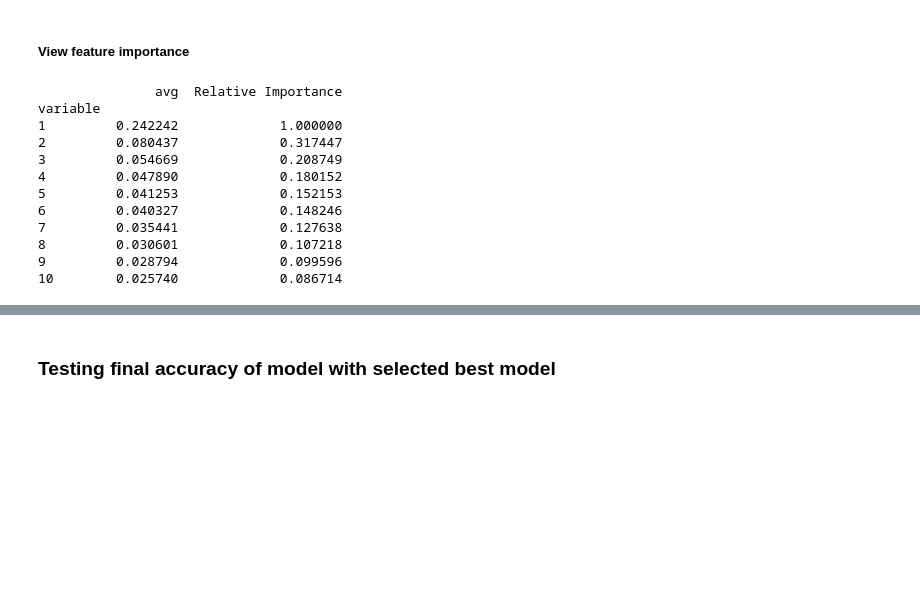
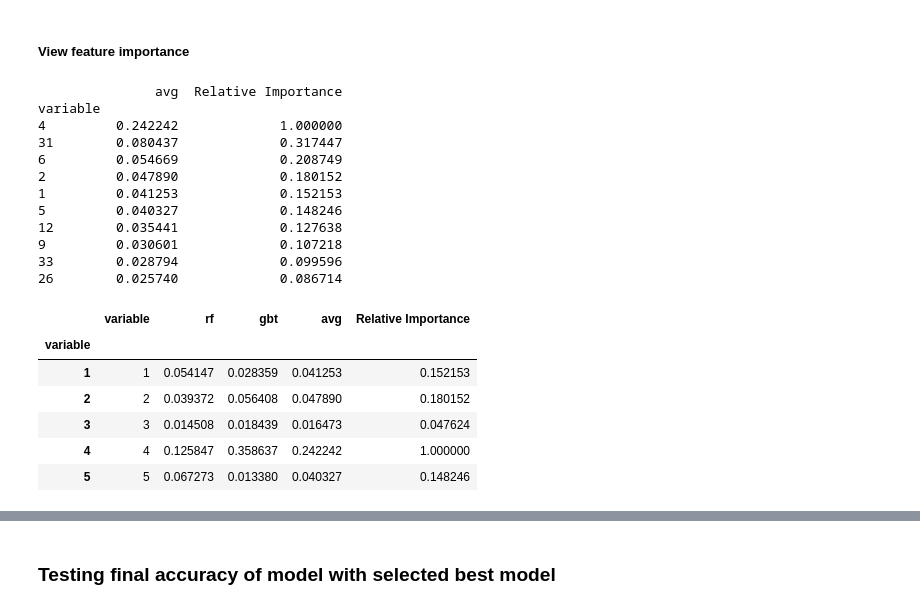
Before and after one commit to EricPostMaster/market-research-cluster-analysis, a Jupyter notebook: production.ipynb, the cells around one changed output, grey strips where cells are left out. Drawn from its saved outputs; the diff is of its cells as text; code cells hidden in the pictures; blank space fills up the shorter version.

```diff
--- a/production.ipynb
+++ b/production.ipynb
@@ -166,8 +166,8 @@ clf_scores = sorted(clf_scores, key=itemgetter(1), reverse=True)
 importance = pd.DataFrame({'variable': list(range(1,37)),
                            'rf': clf1.feature_importances_,
                            'gbt': clf2.feature_importances_,
-                           'avg': (importance['rf']+importance['gbt'])/2},
-                         ).set_index('variable')
+                           'avg': (importance['rf']+importance['gbt'])/2},)
+#                          ).set_index('variable')
 
 importance['Relative Importance'] = np.interp(importance['avg'], (importance['avg'].min(), importance['avg'].max()), (0, 1))
 
@@ -180,15 +180,25 @@ print(top_10_avg)
 # %% [output]
                avg  Relative Importance
 variable
-1         0.242242             1.000000
-2         0.080437             0.317447
-3         0.054669             0.208749
-4         0.047890             0.180152
-5         0.041253             0.152153
-6         0.040327             0.148246
-7         0.035441             0.127638
-8         0.030601             0.107218
-9         0.028794             0.099596
-10        0.025740             0.086714
+4         0.242242             1.000000
+31        0.080437             0.317447
+6         0.054669             0.208749
+2         0.047890             0.180152
+1         0.041253             0.152153
+5         0.040327             0.148246
+12        0.035441             0.127638
+9         0.030601             0.107218
+33        0.028794             0.099596
+26        0.025740             0.086714
+# %%
+importance.head()
+# %% [output]
+|  | variable | rf | gbt | avg | Relative Importance |
+| variable |  |  |  |  |  |
+| 1 | 1 | 0.054147 | 0.028359 | 0.041253 | 0.152153 |
+| 2 | 2 | 0.039372 | 0.056408 | 0.047890 | 0.180152 |
+| 3 | 3 | 0.014508 | 0.018439 | 0.016473 | 0.047624 |
+| 4 | 4 | 0.125847 | 0.358637 | 0.242242 | 1.000000 |
+| 5 | 5 | 0.067273 | 0.013380 | 0.040327 | 0.148246 |
 # %%
 # Visual representation of the average importance of the difference variables
```
Also changed, not shown: parts of 5 cells of this notebook.
